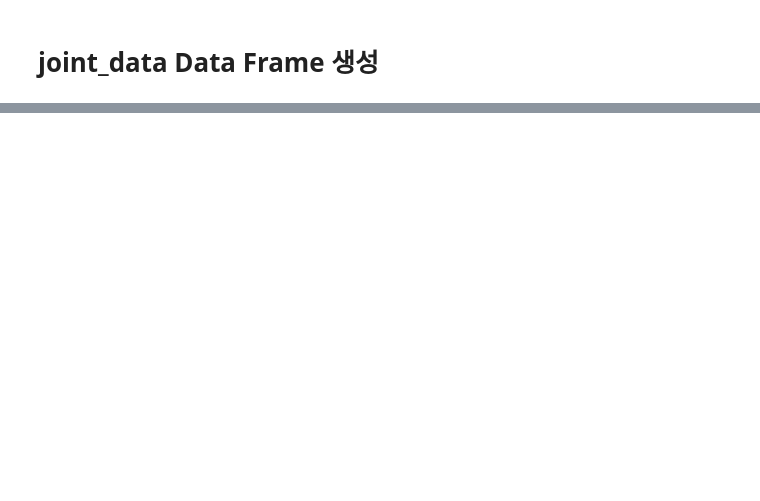
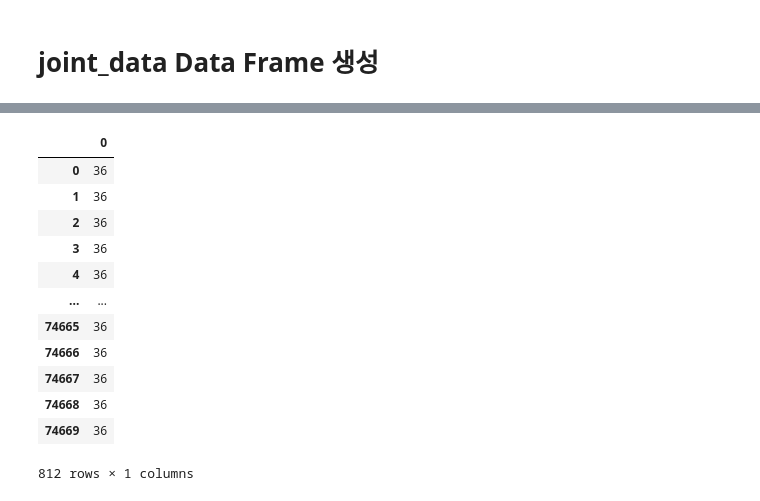
Before and after one commit to gilbertlim/school-cctv-ai, a Jupyter notebook: preprocessing/Preprocessing_Joint_Data_AI.ipynb, the cells around one changed output, grey strips where cells are left out. Saved outputs shown, nothing was run; the diff lists cells and outputs as text; code cells hidden in the pictures; blank space fills up the shorter version.

```diff
--- a/preprocessing/Preprocessing_Joint_Data_AI.ipynb
+++ b/preprocessing/Preprocessing_Joint_Data_AI.ipynb
@@ -134,0 +135,17 @@ joint_data
+# %%
+a = joint_data.isnull().sum(axis=1).to_frame()
+a[a[0] > 0]
+# %% [output]
+|  | 0 |
+| 0 | 36 |
+| 1 | 36 |
+| 2 | 36 |
+| 3 | 36 |
+| 4 | 36 |
+| ... | ... |
+| 74665 | 36 |
+| 74666 | 36 |
+| 74667 | 36 |
+| 74668 | 36 |
+| 74669 | 36 |
+812 rows × 1 columns
```
Also changed, not shown: parts of 17 cells of this notebook.
